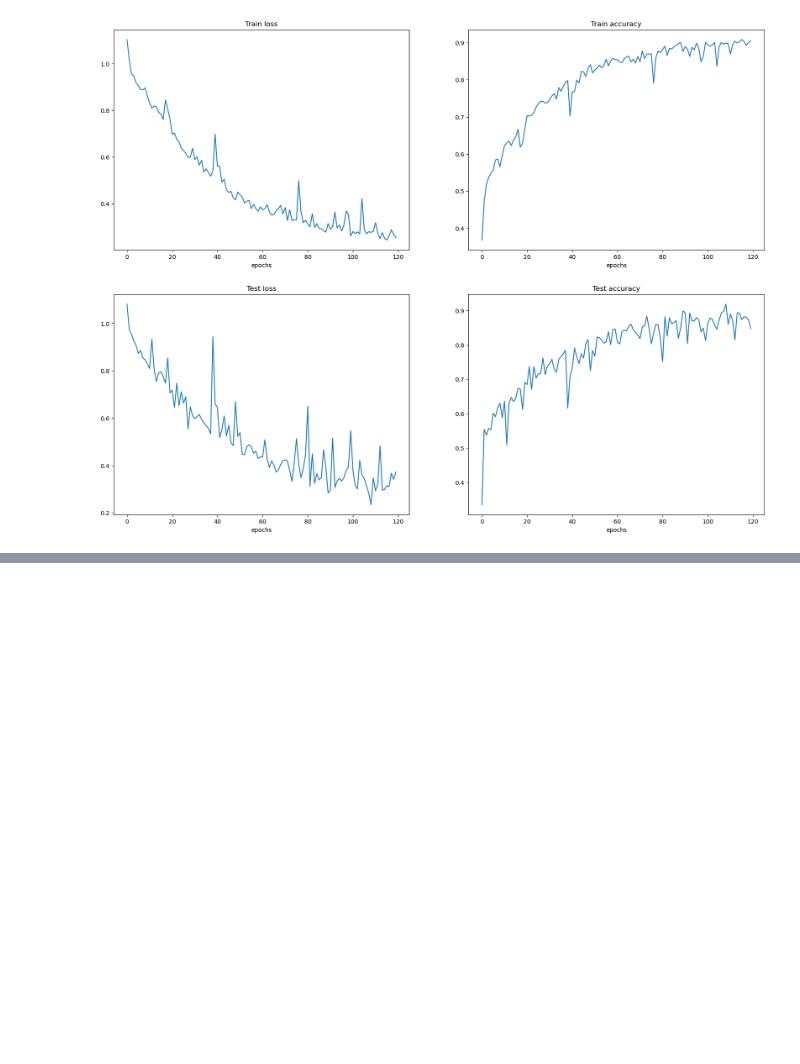
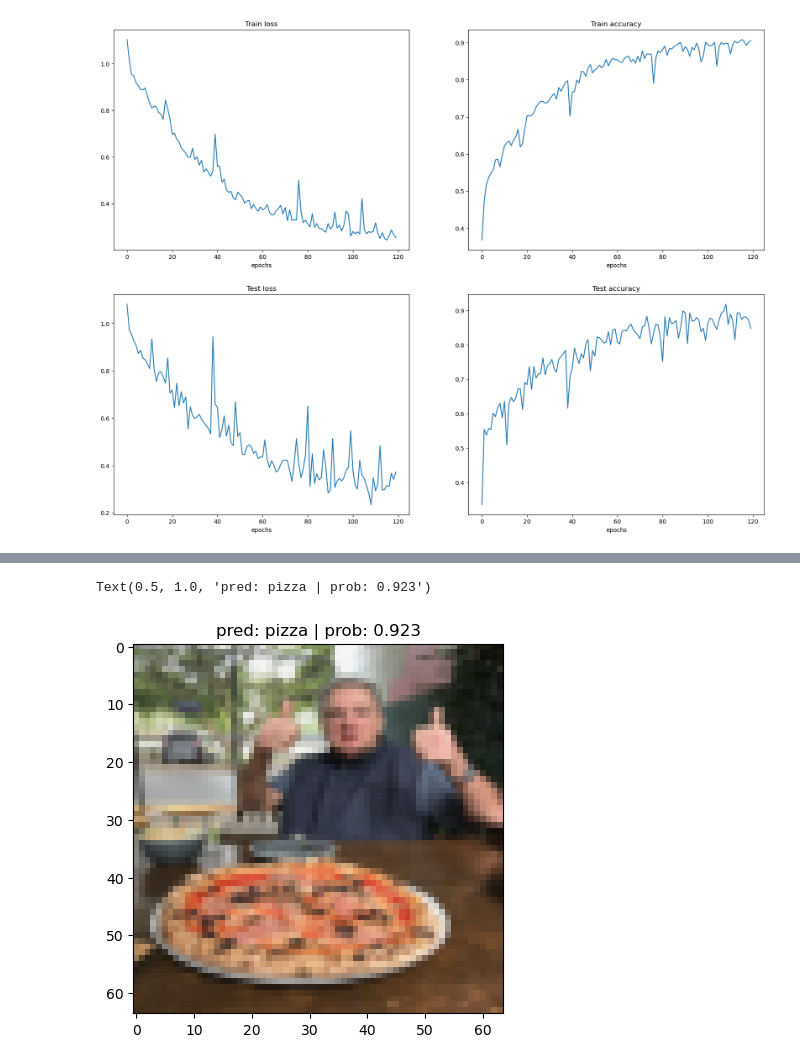
Before and after one commit to devdezzies/deep-learning-with-pytorch, a Jupyter notebook: exercises/04_pytorch_custom_datasets_exercises.ipynb, the cells around one changed output, grey strips where cells are left out. Cells and saved outputs as stored; diff of their text form; code cells hidden in the pictures; blank space fills up the shorter version.

```diff
--- a/exercises/04_pytorch_custom_datasets_exercises.ipynb
+++ b/exercises/04_pytorch_custom_datasets_exercises.ipynb
@@ -750,0 +789,19 @@ plot_confusion_matrix(conf_mat=conftmat_values.cpu().numpy(), class_names=test_e
+# %%
+# Create transform pipleine to resize image
+custom_image_transform = transforms.Compose([
+    transforms.Resize((64, 64)),
+])
+
+# Transform target image
+custom_image_transformed = custom_image_transform(custom_image)
+# %%
+transformed_image = custom_image_transform(custom_image)
+
+logits = model_2(transformed_image.unsqueeze(dim=0).to(device))
+pred = torch.softmax(logits, dim=1).argmax(dim=1)
+
+plt.imshow(transformed_image.permute(1, 2, 0))
+plt.title(f"pred: {class_names[pred]} | prob: {torch.softmax(logits, dim=1)[0][pred].item():.3f}")
+# %% [output]
+Text(0.5, 1.0, 'pred: pizza | prob: 0.923')
+[figure, added]
```
Also changed, not shown: parts of 8 cells of this notebook, 1 other file.
